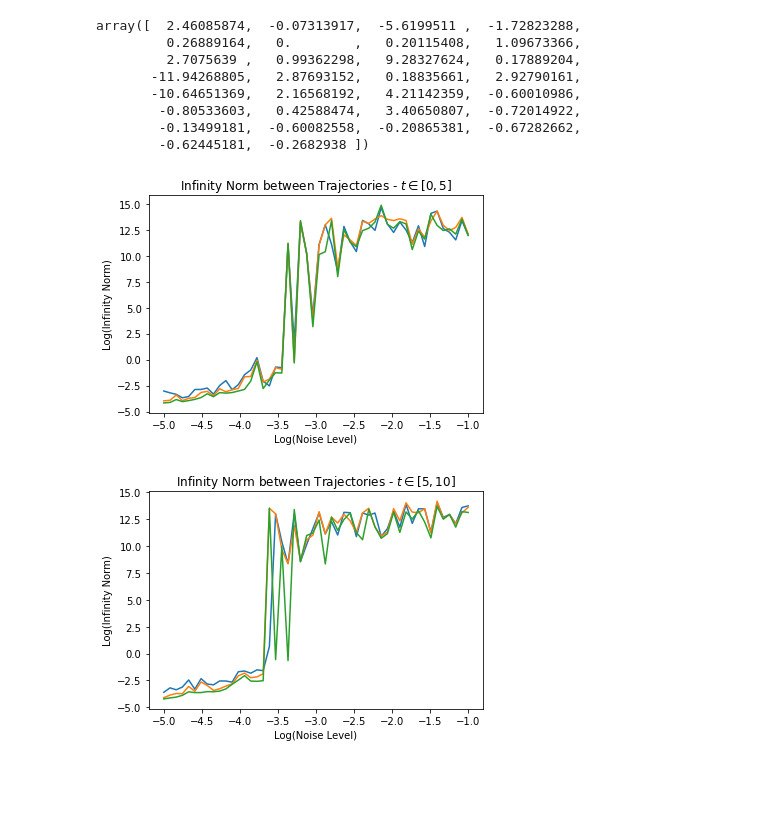
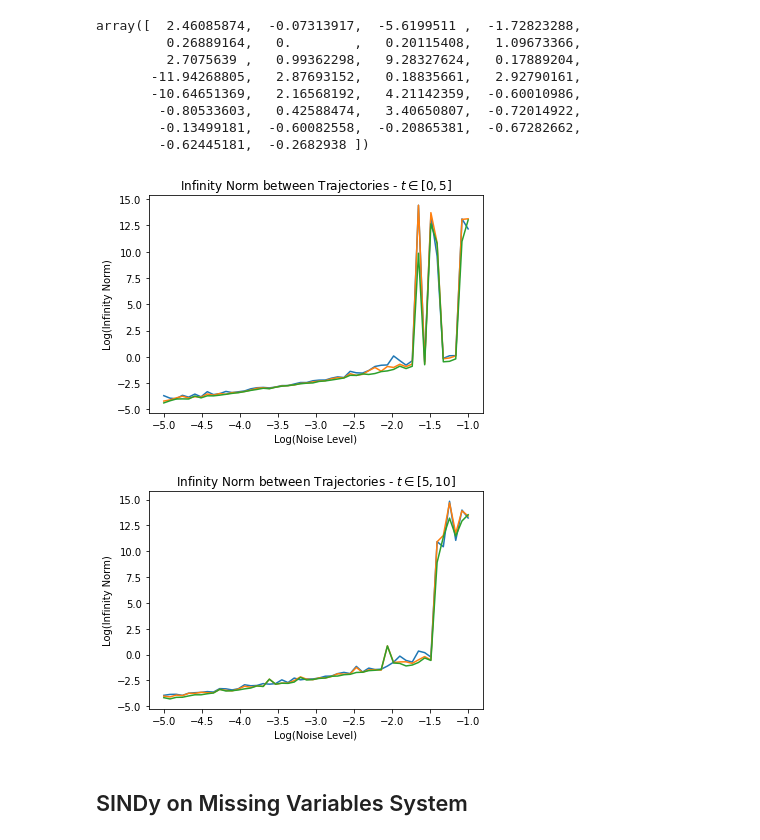
Before and after one commit to alexanderwhatley/am_205_final_project, a Jupyter notebook: missing_variables.ipynb, the cells around one changed output. Drawn from its saved outputs; the diff is of its cells as text; code cells hidden in the pictures; blank space fills up the shorter version.

```diff
--- a/missing_variables.ipynb
+++ b/missing_variables.ipynb
@@ -582,14 +582,19 @@ from Lotka_Volterra import Lotka_Volterra, Identified_Model
 alpha = np.array([1, -1, -1])
 beta = np.array([[0, -1, 0], [1, 0, -1], [0, 1, 0]])
 t = np.linspace(0, 5, 2000)
+t_extended = np.linspace(0, 20, 2000)
 total = 0
+x, dx = [], []
 while total < 5:
     x0 = np.random.uniform(-2, 2, 3) # Initial condition.
-    x, dx = Lotka_Volterra(x0, alpha, beta, t, noise=0.001)
-    if np.max(np.abs(x)) > 10 or np.any(np.isnan(x)):
+    x_temp, dx_temp = Lotka_Volterra(x0, alpha, beta, t, noise=0.001)
+    if np.max(np.abs(x_temp)) > 10 or np.any(np.isnan(x_temp)):
         continue
     total += 1
+    x.append(x_temp)
+    dx.append(dx_temp)
 
+x, dx = np.concatenate(x), np.concatenate(dx)
 library = PolynomialFeatures(degree=2, include_bias=True)
 Theta = library.fit_transform(x)
 n_lib = library.n_output_features_
@@ -598,10 +603,11 @@ b = dx.flatten(order='F')
 
 shols = sindy(l1=0.01, solver='lstsq')
 shols.fit(A, b)
-x_ident = odeint(Identified_Model, x0, t, args=(library, shols))
+x_ident = odeint(Identified_Model, x0, t_extended, args=(library, shols))
+x_extended, _ = Lotka_Volterra(x0, alpha, beta, t_extended, noise=0.001)
 for i in range(x_ident.shape[1]):
-    plt.plot(t, x_ident[:, i], label='Estimate')
-    plt.plot(t, x[:, i], label='Actual')
+    plt.plot(t_extended, x_ident[:, i], label='Estimate')
+    plt.plot(t_extended, x_extended[:, i], label='Actual')
     plt.legend()
     plt.show()
 # %% [output]
@@ -675,38 +641,41 @@ t = np.linspace(0, 5, 2000)
 noise_level = np.logspace(-5, -1, 50)
 diff = []
 for noise in noise_level:
     noise_diff = []
     for _ in range(10):
         total = 0
+        x, dx = [], []
         while total < 5:
             x0 = np.random.uniform(-2, 2, 3) # Initial condition.
-            x, dx = Lotka_Volterra(x0, alpha, beta, t, noise=noise)
-            if np.max(np.abs(x)) > 10 or np.any(np.isnan(x)):
+            x_temp, dx_temp = Lotka_Volterra(x0, alpha, beta, t, noise=noise)
+            if np.max(np.abs(x_temp)) > 10 or np.any(np.isnan(x_temp)):
                 continue
             total += 1
+            x.append(x_temp)
+            dx.append(dx_temp)
 
+        x, dx = np.concatenate(x), np.concatenate(dx)
         library = PolynomialFeatures(degree=2, include_bias=True)
         Theta = library.fit_transform(x)
         n_lib = library.n_output_features_
         A = block_diag(Theta, Theta, Theta)
         b = dx.flatten(order='F')
 
         shols = sindy(l1=0.01, solver='lstsq')
         shols.fit(A, b)
         x_ident = odeint(Identified_Model, x0, t, args=(library, shols))
-        inf_norm = np.max(np.abs(x_ident.T - x.T), axis=1)
+        inf_norm = np.max(np.abs(x_ident.T - x_temp.T), axis=1)
         noise_diff.append(inf_norm)
     diff.append(np.mean(noise_diff, axis=0))
-
 
 plt.plot(np.log10(noise_level), np.log10(diff))
 plt.title('Infinity Norm between Trajectories - $t \in [0, 5]$')
 plt.xlabel('Log(Noise Level)')
 plt.ylabel('Log(Infinity Norm)')
 plt.savefig('31_a.png')
 plt.show()
 # %% [output]
-[figure, old version]
+[figure, new version]
 # %%
 import numpy as np
 np.random.seed(1337)
@@ -727,13 +696,17 @@ for noise in noise_level:
     noise_diff = []
     for _ in range(10):
         total = 0
+        x, dx = [], []
         while total < 5:
             x0 = np.random.uniform(-2, 2, 3) # Initial condition.
-            x, dx = Lotka_Volterra(x0, alpha, beta, t, noise=noise)
-            if np.max(np.abs(x)) > 10 or np.any(np.isnan(x)):
+            x_temp, dx_temp = Lotka_Volterra(x0, alpha, beta, t, noise=noise)
+            if np.max(np.abs(x_temp)) > 10 or np.any(np.isnan(x_temp)):
                 continue
             total += 1
+            x.append(x_temp)
+            dx.append(dx_temp)
 
+        x, dx = np.concatenate(x), np.concatenate(dx)
         library = PolynomialFeatures(degree=2, include_bias=True)
         Theta = library.fit_transform(x)
         n_lib = library.n_output_features_
@@ -756,4 +729,6 @@ plt.ylabel('Log(Infinity Norm)')
 plt.savefig('31_b.png')
 plt.show()
 # %% [output]
-[figure, old version]
+[figure, new version]
+# %% [markdown]
+## SINDy on Missing Variables System
```
Also changed, not shown: parts of 3 cells of this notebook, 2 other files.
